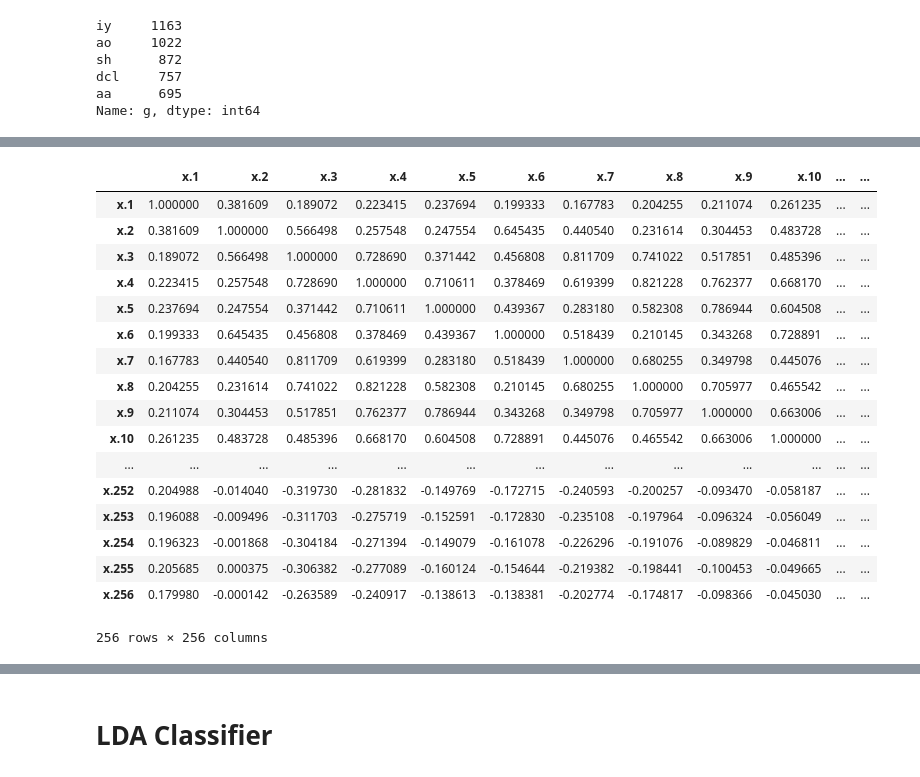
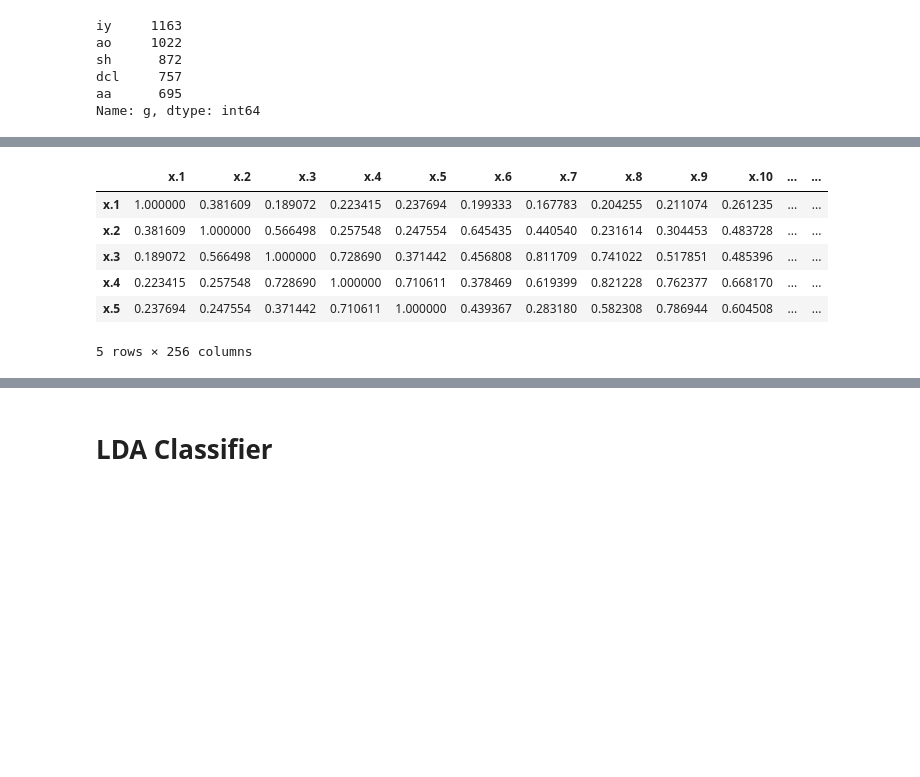
Before and after one commit to Andrew-Carl/CFSB-Coding-Challenge, a Jupyter notebook: CFSB.ipynb, the cells around one changed output, grey strips where cells are left out. Saved outputs shown, nothing was run; the diff lists cells and outputs as text; code cells hidden in the pictures; blank space fills up the shorter version.

```diff
--- a/CFSB.ipynb
+++ b/CFSB.ipynb
@@ -136,21 +178,10 @@ sns.heatmap(corrmap, vmax=.8, square=True);
 # %%
-df.corr()
+df.corr().head()
 # %% [output]
 |  | x.1 | x.2 | x.3 | x.4 | x.5 | x.6 | x.7 | x.8 | x.9 | x.10 | ... | ... |
 | x.1 | 1.000000 | 0.381609 | 0.189072 | 0.223415 | 0.237694 | 0.199333 | 0.167783 | 0.204255 | 0.211074 | 0.261235 | ... | ... |
 | x.2 | 0.381609 | 1.000000 | 0.566498 | 0.257548 | 0.247554 | 0.645435 | 0.440540 | 0.231614 | 0.304453 | 0.483728 | ... | ... |
 | x.3 | 0.189072 | 0.566498 | 1.000000 | 0.728690 | 0.371442 | 0.456808 | 0.811709 | 0.741022 | 0.517851 | 0.485396 | ... | ... |
 | x.4 | 0.223415 | 0.257548 | 0.728690 | 1.000000 | 0.710611 | 0.378469 | 0.619399 | 0.821228 | 0.762377 | 0.668170 | ... | ... |
 | x.5 | 0.237694 | 0.247554 | 0.371442 | 0.710611 | 1.000000 | 0.439367 | 0.283180 | 0.582308 | 0.786944 | 0.604508 | ... | ... |
-| x.6 | 0.199333 | 0.645435 | 0.456808 | 0.378469 | 0.439367 | 1.000000 | 0.518439 | 0.210145 | 0.343268 | 0.728891 | ... | ... |
-| x.7 | 0.167783 | 0.440540 | 0.811709 | 0.619399 | 0.283180 | 0.518439 | 1.000000 | 0.680255 | 0.349798 | 0.445076 | ... | ... |
-| x.8 | 0.204255 | 0.231614 | 0.741022 | 0.821228 | 0.582308 | 0.210145 | 0.680255 | 1.000000 | 0.705977 | 0.465542 | ... | ... |
-| x.9 | 0.211074 | 0.304453 | 0.517851 | 0.762377 | 0.786944 | 0.343268 | 0.349798 | 0.705977 | 1.000000 | 0.663006 | ... | ... |
-| x.10 | 0.261235 | 0.483728 | 0.485396 | 0.668170 | 0.604508 | 0.728891 | 0.445076 | 0.465542 | 0.663006 | 1.000000 | ... | ... |
-| ... | ... | ... | ... | ... | ... | ... | ... | ... | ... | ... | ... | ... |
-| x.252 | 0.204988 | -0.014040 | -0.319730 | -0.281832 | -0.149769 | -0.172715 | -0.240593 | -0.200257 | -0.093470 | -0.058187 | ... | ... |
-| x.253 | 0.196088 | -0.009496 | -0.311703 | -0.275719 | -0.152591 | -0.172830 | -0.235108 | -0.197964 | -0.096324 | -0.056049 | ... | ... |
-| x.254 | 0.196323 | -0.001868 | -0.304184 | -0.271394 | -0.149079 | -0.161078 | -0.226296 | -0.191076 | -0.089829 | -0.046811 | ... | ... |
-| x.255 | 0.205685 | 0.000375 | -0.306382 | -0.277089 | -0.160124 | -0.154644 | -0.219382 | -0.198441 | -0.100453 | -0.049665 | ... | ... |
-| x.256 | 0.179980 | -0.000142 | -0.263589 | -0.240917 | -0.138613 | -0.138381 | -0.202774 | -0.174817 | -0.098366 | -0.045030 | ... | ... |
-256 rows × 256 columns
+5 rows × 256 columns
```
Also changed, not shown: parts of 30 cells of this notebook.
